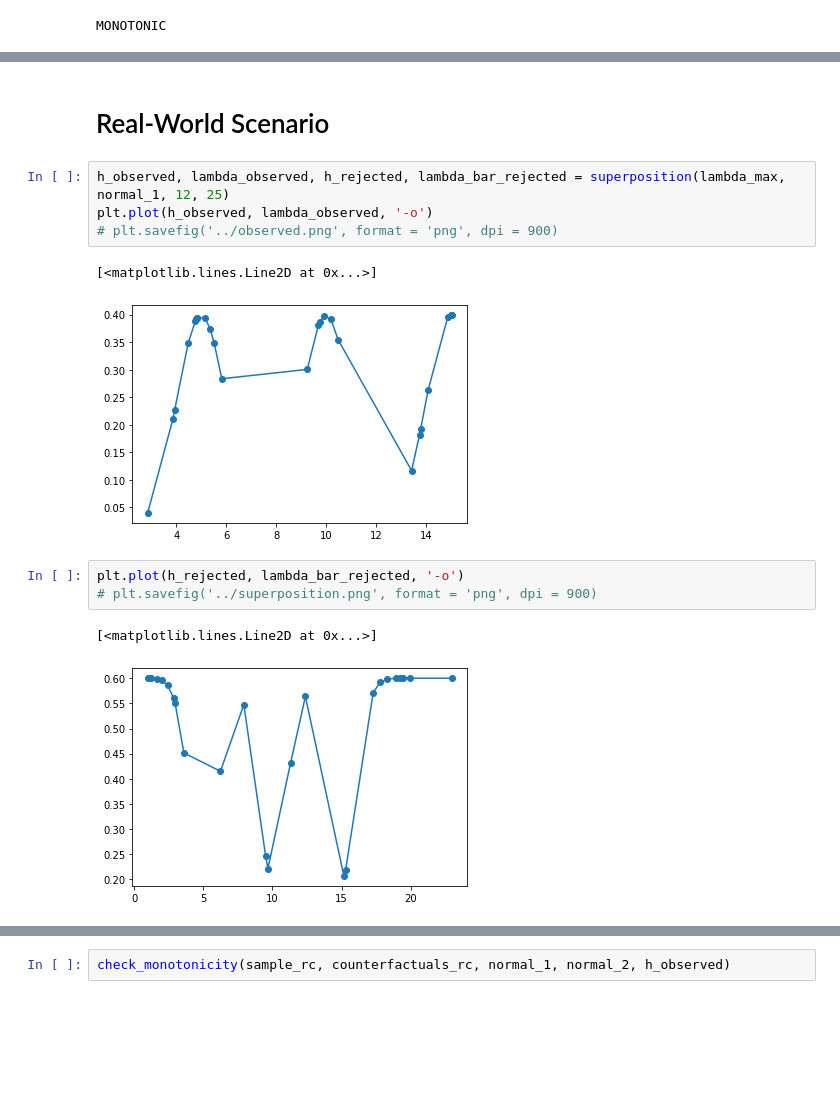
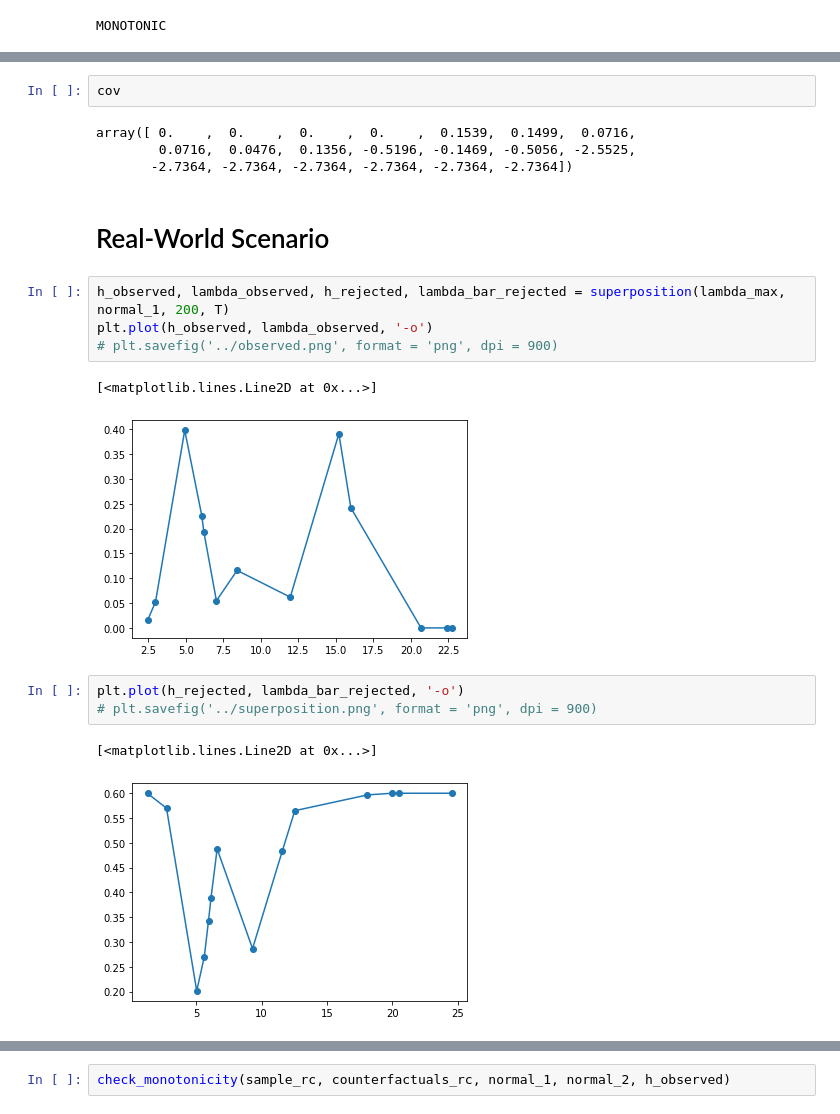
Before and after one commit to Networks-Learning/counterfactual-tpp, a Jupyter notebook: src/Inhomogeneous/gaussian.ipynb, the cells around one changed output, grey strips where cells are left out. Drawn from its saved outputs; the diff is of its cells as text; blank space fills up the shorter version.

```diff
--- a/src/Inhomogeneous/gaussian.ipynb
+++ b/src/Inhomogeneous/gaussian.ipynb
@@ -112,18 +114,24 @@ Covariance: 1.5550650000000004
+# %%
+cov
+# %% [output]
+array([ 0.    ,  0.    ,  0.    ,  0.    ,  0.1539,  0.1499,  0.0716,
+        0.0716,  0.0476,  0.1356, -0.5196, -0.1469, -0.5056, -2.5525,
+       -2.7364, -2.7364, -2.7364, -2.7364, -2.7364, -2.7364])
 # %% [markdown]
 # Real-World Scenario
 # %%
-h_observed, lambda_observed, h_rejected, lambda_bar_rejected = superposition(lambda_max, normal_1, 12, 25)
+h_observed, lambda_observed, h_rejected, lambda_bar_rejected = superposition(lambda_max, normal_1, 200, T)
 plt.plot(h_observed, lambda_observed, '-o')
 # plt.savefig('../observed.png', format = 'png', dpi = 900)
 # %% [output]
 [<matplotlib.lines.Line2D at 0x...>]
-[figure, old version]
+[figure, new version]
 # %%
 plt.plot(h_rejected, lambda_bar_rejected, '-o')
 # plt.savefig('../superposition.png', format = 'png', dpi = 900)
 # %% [output]
 [<matplotlib.lines.Line2D at 0x...>]
-[figure, old version]
+[figure, new version]
 # %%
 sample_rc, lambdas_rc, indicators_rc = combine(h_observed, lambda_observed, h_rejected, normal_1)
 plt.plot(sample_rc,lambdas_rc, '-oy', label = 'events')
```
Also changed, not shown: parts of 10 cells of this notebook, 1 other file.
